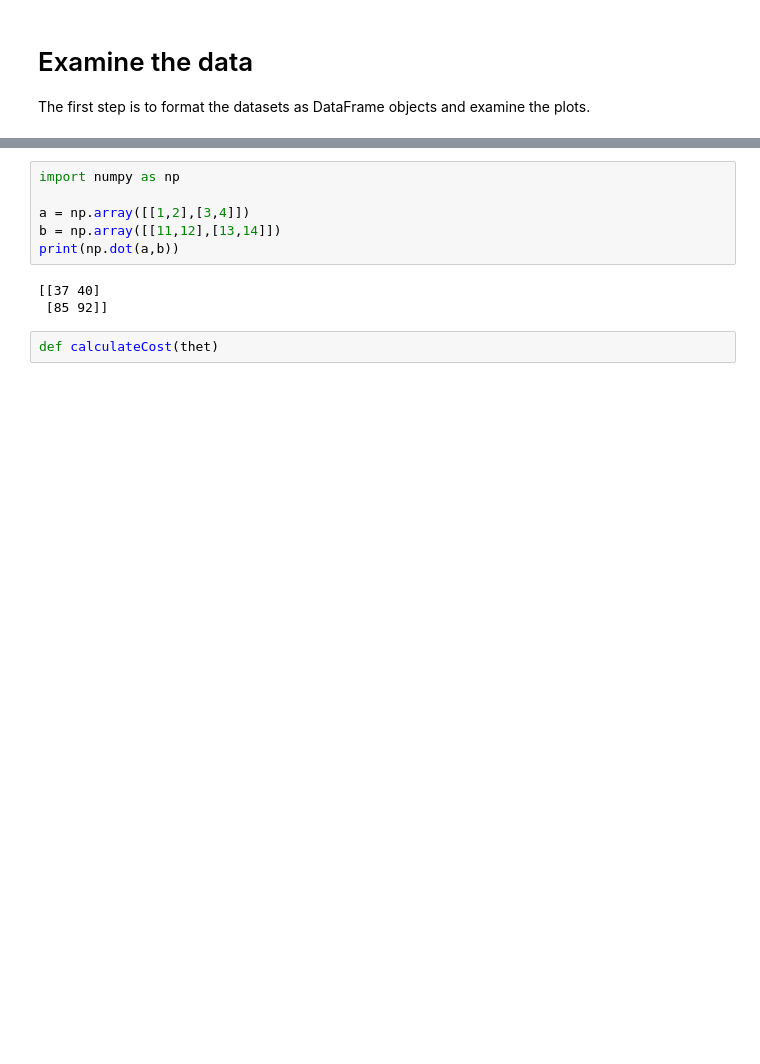
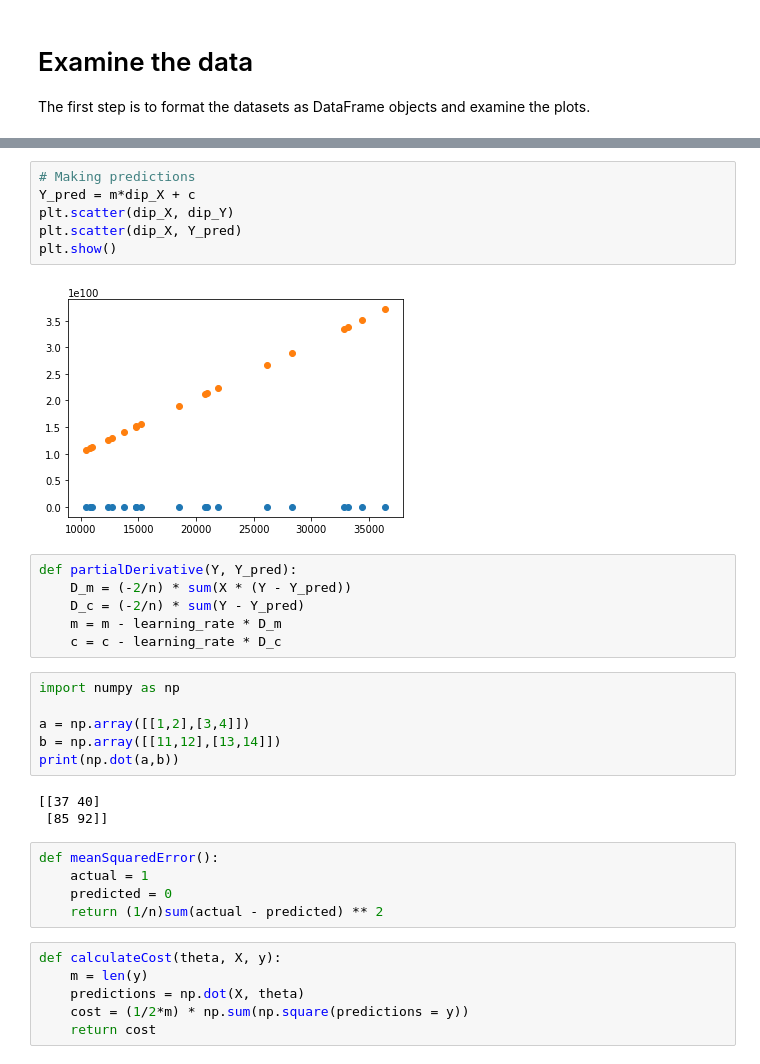
Before and after one commit to NguyenDa18/MachineLearning_HW1, a Jupyter notebook: HW1_pt1_fishery.ipynb, the cells around one changed output, grey strips where cells are left out. Cells and saved outputs as stored; diff of their text form; blank space fills up the shorter version.

```diff
--- a/HW1_pt1_fishery.ipynb
+++ b/HW1_pt1_fishery.ipynb
@@ -38,3 +96,17 @@ False
+# %%
+# Making predictions
+Y_pred = m*dip_X + c
+plt.scatter(dip_X, dip_Y)
+plt.scatter(dip_X, Y_pred)
+plt.show()
+# %% [output]
+[figure, added]
+# %%
+def partialDerivative(Y, Y_pred):
+    D_m = (-2/n) * sum(X * (Y - Y_pred))
+    D_c = (-2/n) * sum(Y - Y_pred)
+    m = m - learning_rate * D_m
+    c = c - learning_rate * D_c
 # %%
 import numpy as np
 
@@ -44,5 +116,14 @@ print(np.dot(a,b))
 # %% [output]
 [[37 40]
  [85 92]]
-# %%
-def calculateCost(thet)
+# %%
+def meanSquaredError():
+    actual = 1
+    predicted = 0
+    return (1/n)sum(actual - predicted) ** 2
+# %%
+def calculateCost(theta, X, y):
+    m = len(y)
+    predictions = np.dot(X, theta)
+    cost = (1/2*m) * np.sum(np.square(predictions = y))
+    return cost
```
Also changed, not shown: parts of 4 cells of this notebook, 2 other files.
